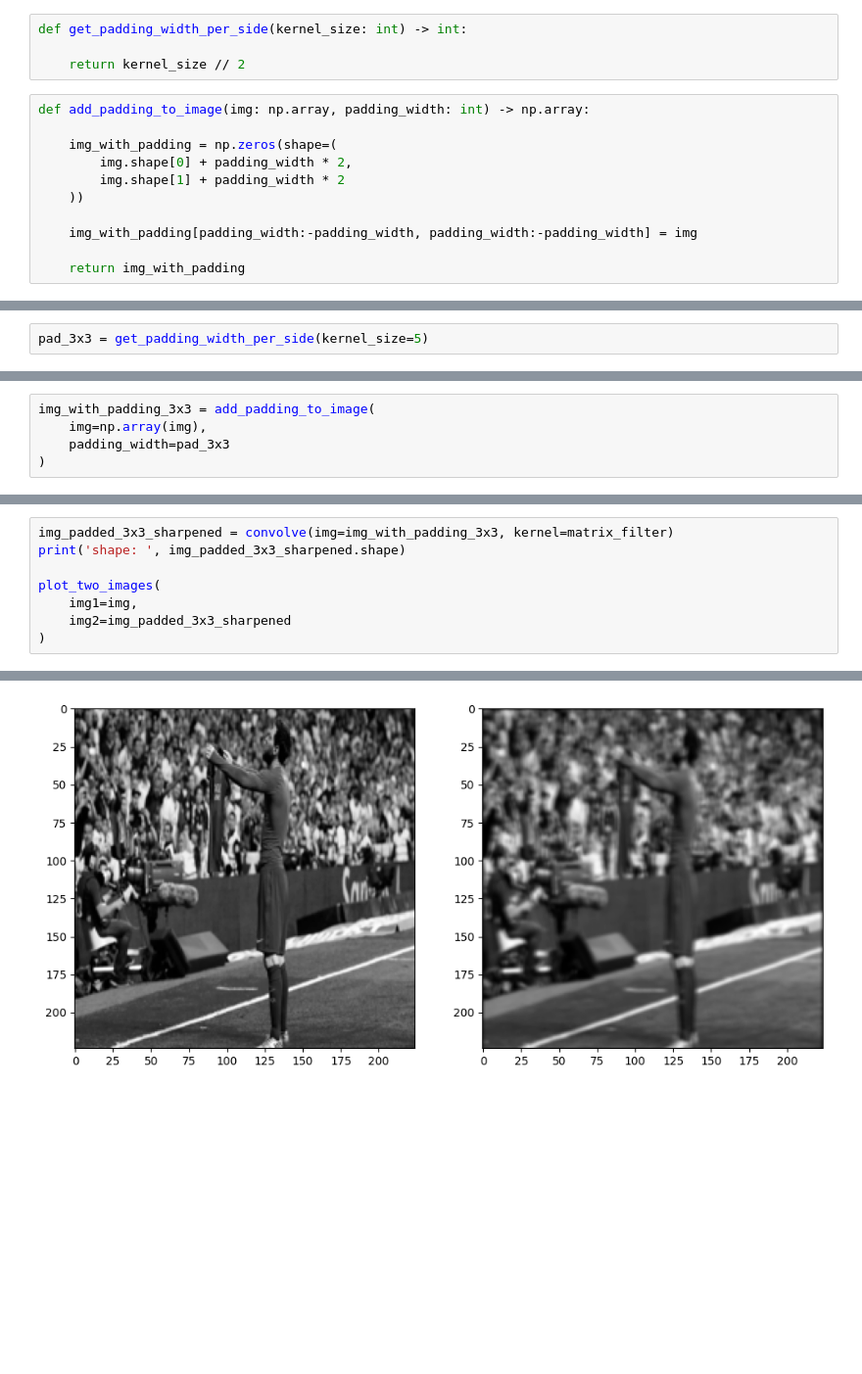
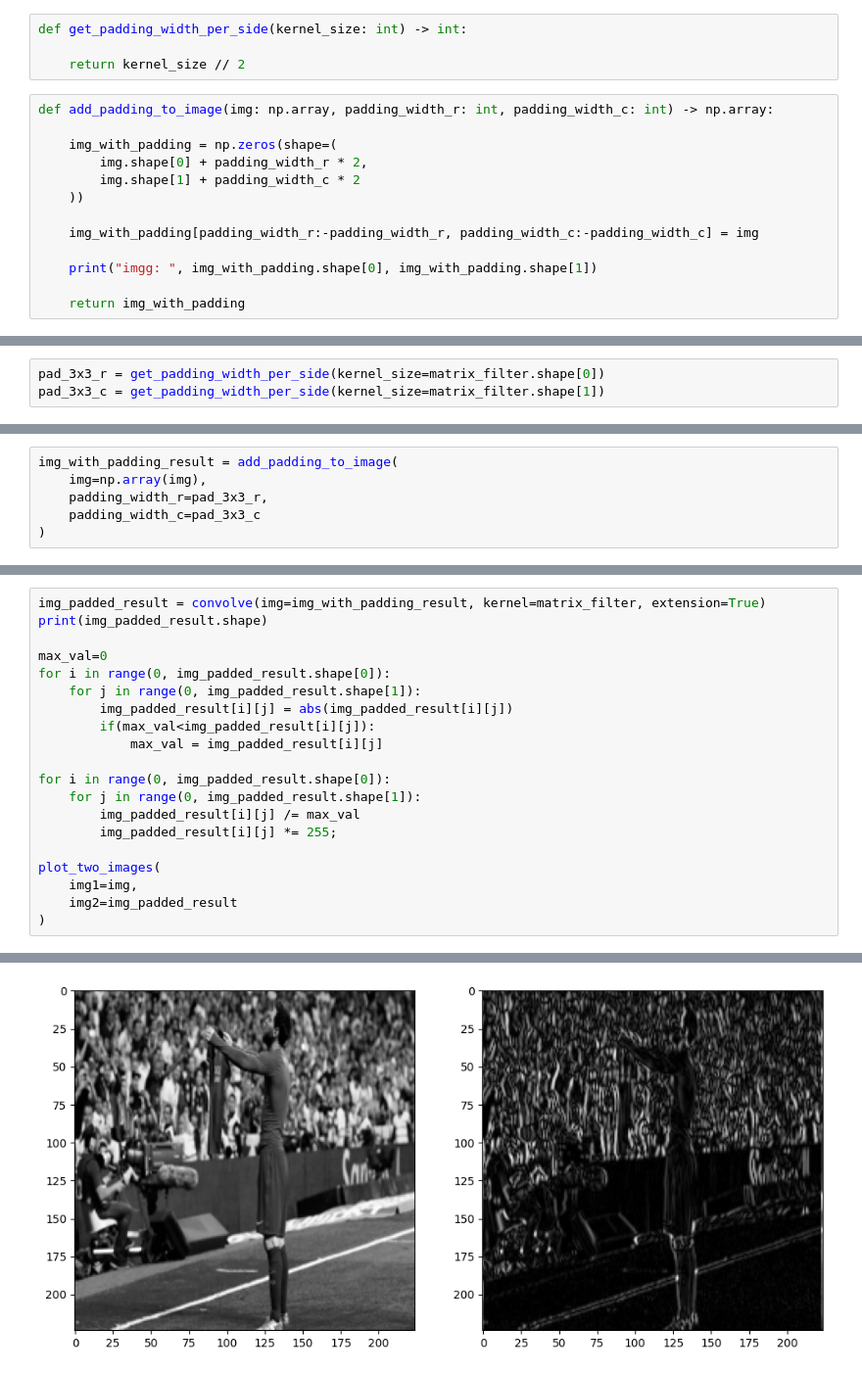
Before and after one commit to danhenriquex/Deep-Learning, a Jupyter notebook: Trabalho 1.ipynb, the cells around one changed output, grey strips where cells are left out. Shown at 98% size. Drawn from its saved outputs; the diff is of its cells as text; blank space fills up the shorter version.

```diff
--- a/Trabalho 1.ipynb
+++ b/Trabalho 1.ipynb
@@ -122,13 +155,15 @@ def get_padding_width_per_side(kernel_size: int) -> int:
 
     return kernel_size // 2
 # %%
-def add_padding_to_image(img: np.array, padding_width: int) -> np.array:
+def add_padding_to_image(img: np.array, padding_width_r: int, padding_width_c: int) -> np.array:
 
     img_with_padding = np.zeros(shape=(
-        img.shape[0] + padding_width * 2,
-        img.shape[1] + padding_width * 2
+        img.shape[0] + padding_width_r * 2,
+        img.shape[1] + padding_width_c * 2
     ))
 
-    img_with_padding[padding_width:-padding_width, padding_width:-padding_width] = img
+    img_with_padding[padding_width_r:-padding_width_r, padding_width_c:-padding_width_c] = img
+
+    print("imgg: ", img_with_padding.shape[0], img_with_padding.shape[1])
 
     return img_with_padding
@@ -135,2 +178,3 @@ def add_padding_to_image(img: np.array, padding_width: int) -> np.array:
 # %%
-pad_3x3 = get_padding_width_per_side(kernel_size=5)
+pad_3x3_r = get_padding_width_per_side(kernel_size=matrix_filter.shape[0])
+pad_3x3_c = get_padding_width_per_side(kernel_size=matrix_filter.shape[1])
@@ -137,5 +185,6 @@ pad_3x3 = get_padding_width_per_side(kernel_size=5)
 # %%
-img_with_padding_3x3 = add_padding_to_image(
+img_with_padding_result = add_padding_to_image(
     img=np.array(img),
-    padding_width=pad_3x3
+    padding_width_r=pad_3x3_r,
+    padding_width_c=pad_3x3_c
 )
@@ -142,9 +201,21 @@ img_with_padding_3x3 = add_padding_to_image(
 # %%
-img_padded_3x3_sharpened = convolve(img=img_with_padding_3x3, kernel=matrix_filter)
-print('shape: ', img_padded_3x3_sharpened.shape)
+img_padded_result = convolve(img=img_with_padding_result, kernel=matrix_filter, extension=True)
+print(img_padded_result.shape)
+
+max_val=0
+for i in range(0, img_padded_result.shape[0]):
+    for j in range(0, img_padded_result.shape[1]):
+        img_padded_result[i][j] = abs(img_padded_result[i][j])
+        if(max_val<img_padded_result[i][j]):
+            max_val = img_padded_result[i][j]
+
+for i in range(0, img_padded_result.shape[0]):
+    for j in range(0, img_padded_result.shape[1]):
+        img_padded_result[i][j] /= max_val
+        img_padded_result[i][j] *= 255;
 
 plot_two_images(
     img1=img,
-    img2=img_padded_3x3_sharpened
+    img2=img_padded_result
 )
 # %% [output]
@@ -153 +225 @@ shape:  (224, 224)
-[figure, old version]
+[figure, new version]
```
Also changed, not shown: parts of 12 cells of this notebook, 4 other files.
